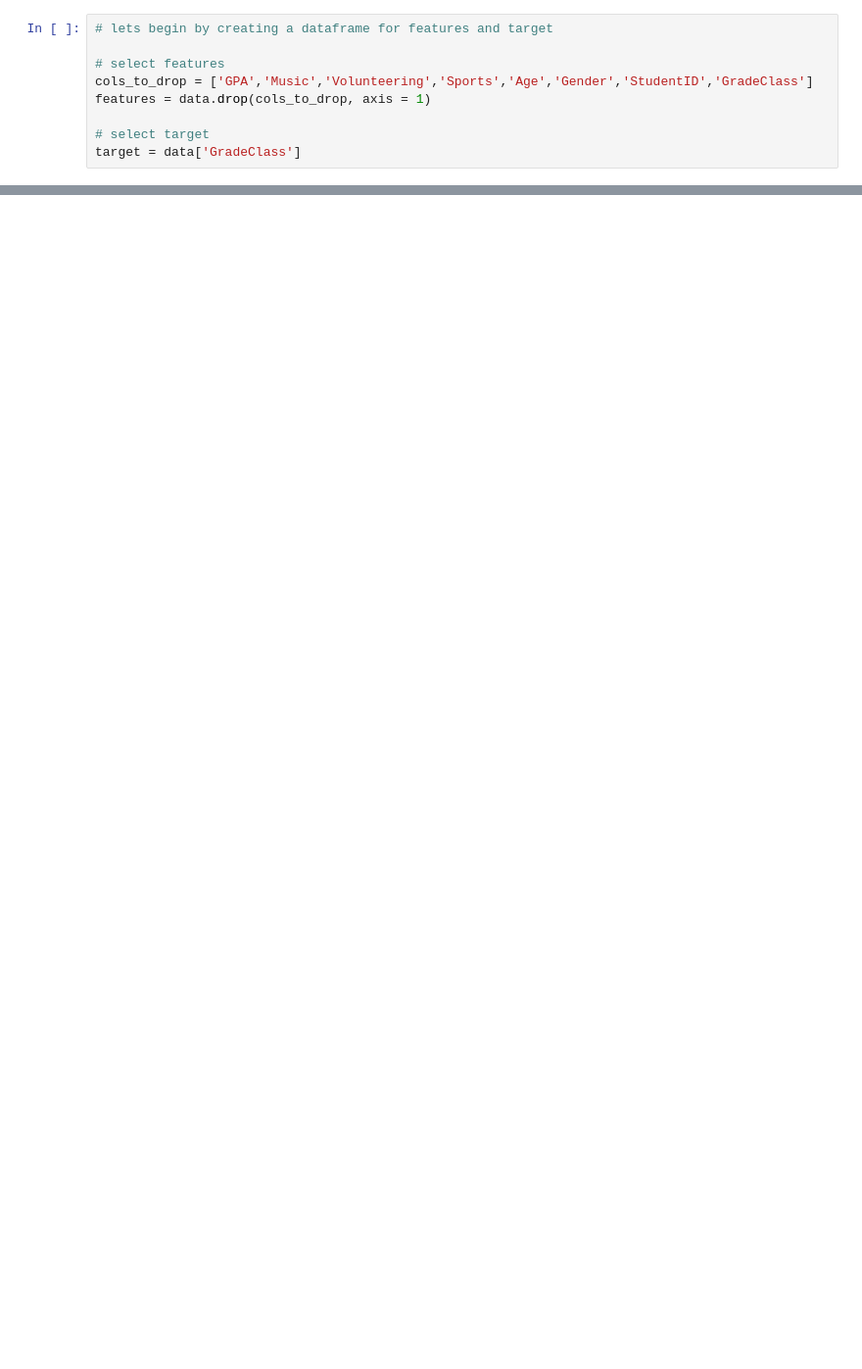
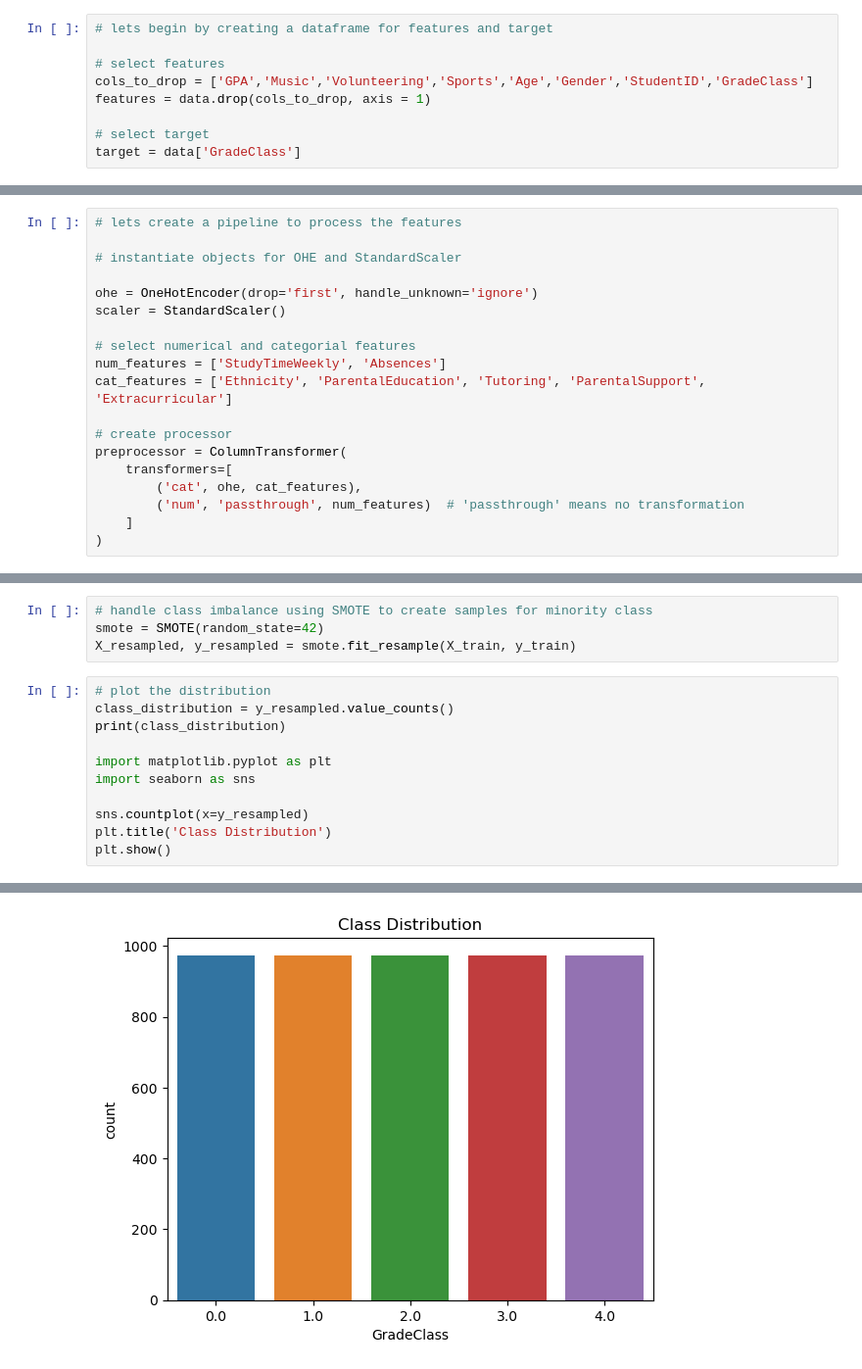
Before and after one commit to smendez9/Student_Performance_Classification, a Jupyter notebook: Student_Performance_Classification.ipynb, the cells around one changed output, grey strips where cells are left out. Shown at 98% size. Cells and saved outputs as stored; diff of their text form; blank space fills up the shorter version.

```diff
--- a/Student_Performance_Classification.ipynb
+++ b/Student_Performance_Classification.ipynb
@@ -255,0 +278,19 @@ target = data['GradeClass']
+# %%
+# lets create a pipeline to process the features
+
+# instantiate objects for OHE and StandardScaler
+
+ohe = OneHotEncoder(drop='first', handle_unknown='ignore')
+scaler = StandardScaler()
+
+# select numerical and categorial features
+num_features = ['StudyTimeWeekly', 'Absences']
+cat_features = ['Ethnicity', 'ParentalEducation', 'Tutoring', 'ParentalSupport', 'Extracurricular']
+
+# create processor
+preprocessor = ColumnTransformer(
+    transformers=[
+        ('cat', ohe, cat_features),
+        ('num', 'passthrough', num_features)  # 'passthrough' means no transformation
+    ]
+)
@@ -304,0 +382,16 @@ Kurtosis: -1.1762755655561952
+# %%
+# handle class imbalance using SMOTE to create samples for minority class
+smote = SMOTE(random_state=42)
+X_resampled, y_resampled = smote.fit_resample(X_train, y_train)
+# %%
+# plot the distribution
+class_distribution = y_resampled.value_counts()
+print(class_distribution)
+
+import matplotlib.pyplot as plt
+import seaborn as sns
+
+sns.countplot(x=y_resampled)
+plt.title('Class Distribution')
+plt.show()
+# %% [output]
@@ -304,0 +405 @@ Kurtosis: -1.1762755655561952
+[figure, added]
```
Also changed, not shown: parts of 41 cells of this notebook.
